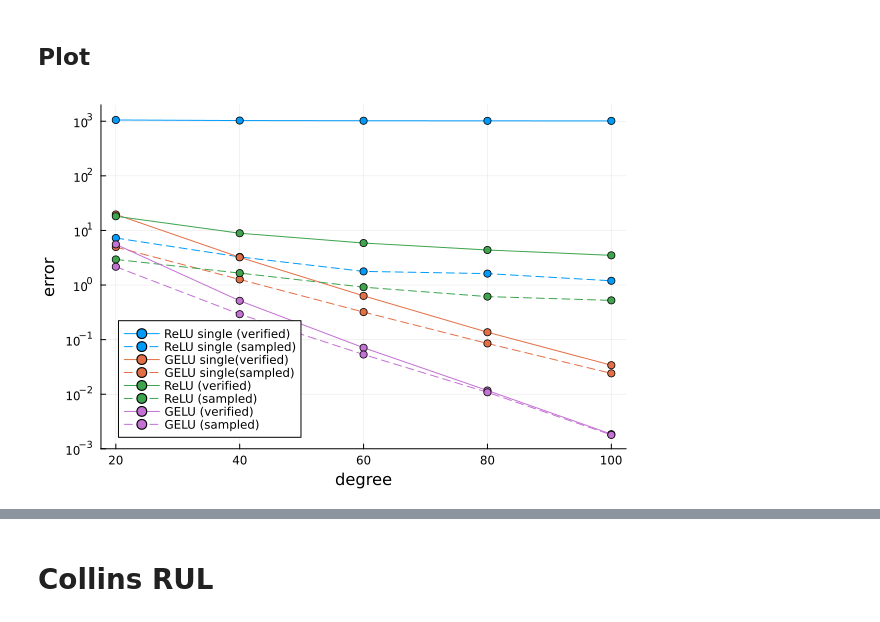
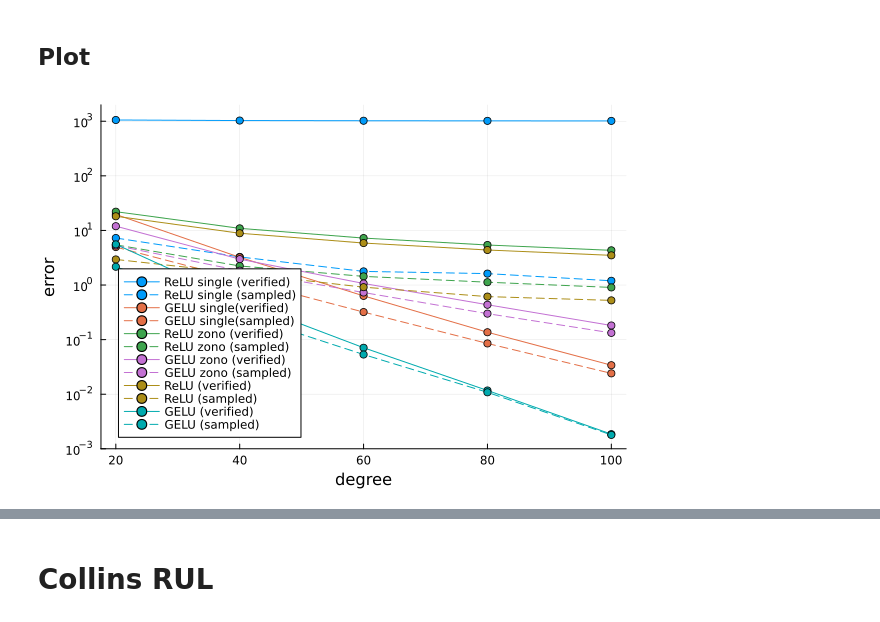
Before and after one commit to phK3/VeryDiffPolyExperiments, a Jupyter notebook: analysis/gelu/ablation.ipynb, the cells around one changed output, grey strips where cells are left out. Drawn from its saved outputs; the diff is of its cells as text; code cells hidden in the pictures.

Commit message:
zono results

```diff
--- a/analysis/gelu/ablation.ipynb
+++ b/analysis/gelu/ablation.ipynb
@@ -56,3 +80,7 @@ Dict{String, Any} with 10 entries:
   "approx_poly_threads" => 1
   "ϵ_samples"           => Any[7.26277, 3.27196, 1.77635, 1.61823, 1.19581]
   "ϵs"                  => Any[1054.22, 1029.52, 1021.43, 1016.67, 1014.86]
+# %%
+# from different computer !!!
+mnist_relu_zono_result_path = joinpath(@__DIR__, "..", "..", "results", "gelu", "mnist", "mnist_256x4_1e4_results_2026-04-27T16:49:01.520.jld2")
+mnist_relu_zono_results = load(mnist_relu_zono_result_path)["result_dict"]
@@ -58,0 +99,4 @@ Dict{String, Any} with 10 entries:
+# %%
+# from different computer !!!
+mnist_gelu_zono_result_path = joinpath(@__DIR__, "..", "..", "results", "gelu", "mnist", "mnist_gelu_256x4_1e4_results_2026-04-27T16:54:40.987.jld2")
+mnist_gelu_zono_results = load(mnist_gelu_zono_result_path)["result_dict"]
@@ -102,16 +158,22 @@ VeryDiffPolyExperiments.export2json(mnist_gelu_sampled_networks[end], "mnist_gel
 # %%
 plot(xlabel="degree", ylabel="error", yaxis=:log10, yticks=[1e-3, 1e-2, 1e-1, 1, 1e1, 1e2, 1e3], ylims=(1e-3, 2000), legend=:bottomleft)
 
 plot!(mnist_relu_single_results["degrees"], mnist_relu_single_results["ϵs"], label="ReLU single (verified)", markershape=:circle, color=1)
 plot!(mnist_relu_single_results["degrees"], mnist_relu_single_results["ϵ_samples"], label="ReLU single (sampled)", linestyle=:dash, markershape=:circle, color=1)
 
 plot!(mnist_gelu_single_results["degrees"], mnist_gelu_single_results["ϵs"], label="GELU single(verified)", markershape=:circle, color=2)
 plot!(mnist_gelu_single_results["degrees"], mnist_gelu_single_results["ϵ_samples"], label="GELU single(sampled)", linestyle=:dash, markershape=:circle, color=2)
 
-plot!(mnist_relu_results["degrees"], mnist_relu_results["ϵs"], label="ReLU (verified)", markershape=:circle, color=3)
-plot!(mnist_relu_results["degrees"], mnist_relu_results["ϵ_samples"], label="ReLU (sampled)", markershape=:circle, linestyle=:dash, color=3)
+plot!(mnist_relu_zono_results["degrees"], mnist_relu_zono_results["ϵs"], label="ReLU zono (verified)", markershape=:circle, color=3)
+plot!(mnist_relu_zono_results["degrees"], mnist_relu_zono_results["ϵ_samples"], label="ReLU zono (sampled)", markershape=:circle, linestyle=:dash, color=3)
 
-plot!(mnist_gelu_results["degrees"], mnist_gelu_results["ϵs"], label="GELU (verified)", markershape=:circle, color=4)
-plot!(mnist_gelu_results["degrees"], mnist_gelu_results["ϵ_samples"], label="GELU (sampled)", markershape=:circle, linestyle=:dash, color=4)
+plot!(mnist_gelu_zono_results["degrees"], mnist_gelu_zono_results["ϵs"], label="GELU zono (verified)", markershape=:circle, color=4)
+plot!(mnist_gelu_zono_results["degrees"], mnist_gelu_zono_results["ϵ_samples"], label="GELU zono (sampled)", markershape=:circle, linestyle=:dash, color=4)
+
+plot!(mnist_relu_results["degrees"], mnist_relu_results["ϵs"], label="ReLU (verified)", markershape=:circle, color=5)
+plot!(mnist_relu_results["degrees"], mnist_relu_results["ϵ_samples"], label="ReLU (sampled)", markershape=:circle, linestyle=:dash, color=5)
+
+plot!(mnist_gelu_results["degrees"], mnist_gelu_results["ϵs"], label="GELU (verified)", markershape=:circle, color=6)
+plot!(mnist_gelu_results["degrees"], mnist_gelu_results["ϵ_samples"], label="GELU (sampled)", markershape=:circle, linestyle=:dash, color=6)
 # %% [output]
-[figure, old version]
+[figure, new version]
```
Also changed, not shown: parts of 4 cells of this notebook, 2 other files.
